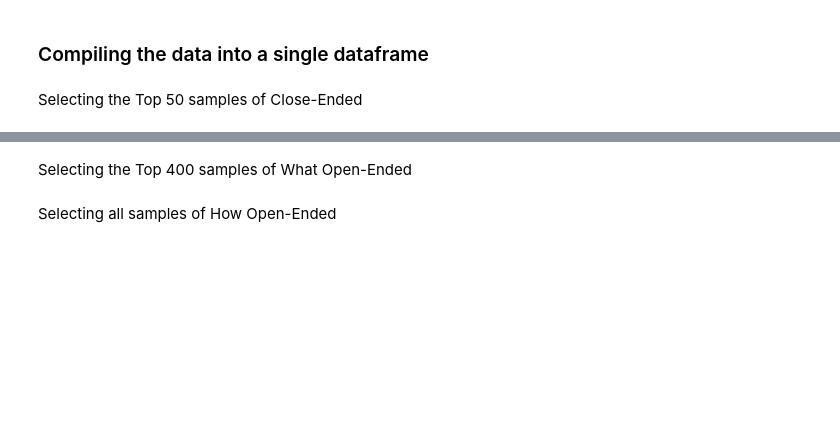
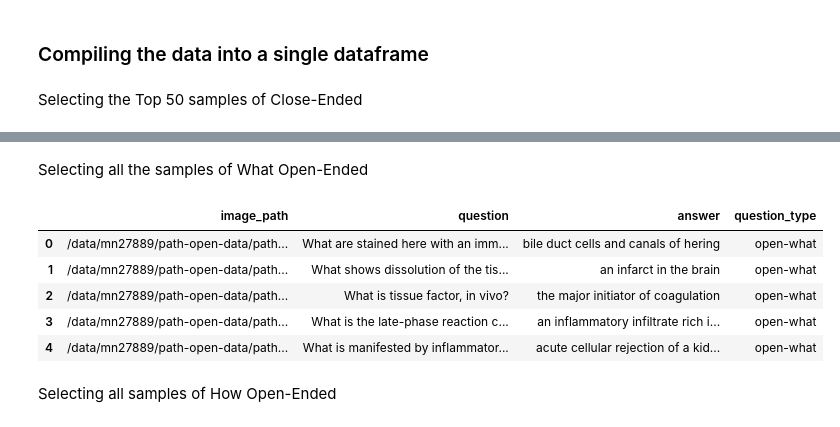
Before and after one commit to embedded-robotics/path-open-data, a Jupyter notebook: pathvqa_data_preparation.ipynb, the cells around one changed output, grey strips where cells are left out. Cells and saved outputs as stored; diff of their text form; code cells hidden in the pictures; blank space fills up the shorter version.

```diff
--- a/pathvqa_data_preparation.ipynb
+++ b/pathvqa_data_preparation.ipynb
@@ -104,16 +145,23 @@ pvqa_eval_data_close_ended.head()
 # %% [markdown]
-Selecting the Top 400 samples of What Open-Ended
+Selecting all the samples of What Open-Ended
 # %%
 pvqa_eval_data_open_what = pd.DataFrame(columns=['image_path', 'question', 'answer', 'question_type'])
 
-for sample in what_question_samples[0:400]:
+for sample in what_question_samples:
     image_path = os.path.join(pvqa_images_subset_path, sample['image'] + '.jpg')
     question = sample['question']
     answer = sample['answer']
     question_type = 'open-what'
     pvqa_eval_data_open_what.loc[len(pvqa_eval_data_open_what)] = [image_path, question, answer, question_type]
 
 pvqa_eval_data_open_what.head()
+# %% [output]
+|  | image_path | question | answer | question_type |
+| 0 | /data/mn27889/path-open-data/path... | What are stained here with an imm... | bile duct cells and canals of hering | open-what |
+| 1 | /data/mn27889/path-open-data/path... | What shows dissolution of the tis... | an infarct in the brain | open-what |
+| 2 | /data/mn27889/path-open-data/path... | What is tissue factor, in vivo? | the major initiator of coagulation | open-what |
+| 3 | /data/mn27889/path-open-data/path... | What is the late-phase reaction c... | an inflammatory infiltrate rich i... | open-what |
+| 4 | /data/mn27889/path-open-data/path... | What is manifested by inflammator... | acute cellular rejection of a kid... | open-what |
 # %% [markdown]
 Selecting all samples of How Open-Ended
 # %%
```
Also changed, not shown: parts of 23 cells of this notebook, 1 other file.
